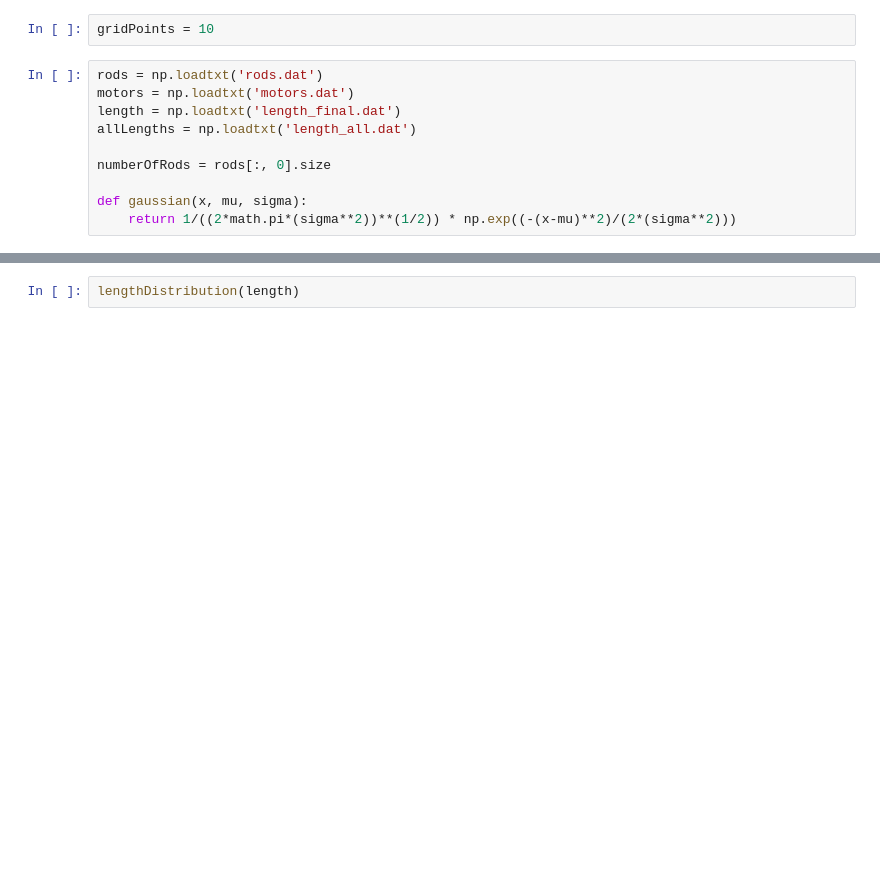
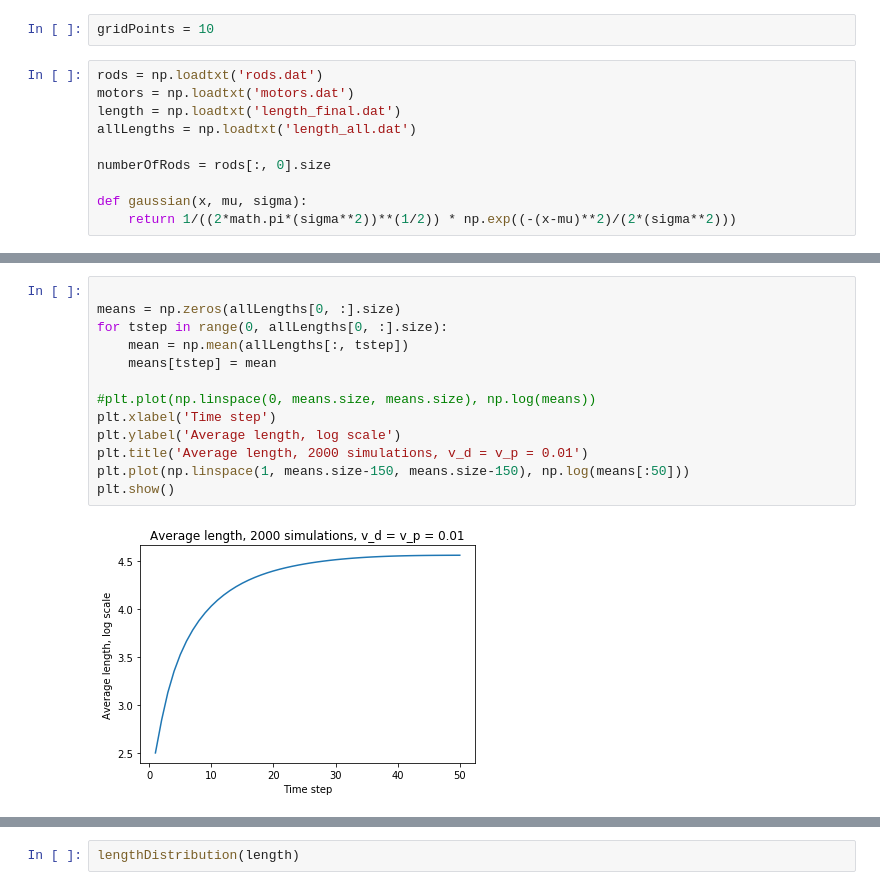
Before and after one commit to Terasuki/UG-PX402-ActiveMatter-2022-23, a Jupyter notebook: graphs.ipynb, the cells around one changed output, grey strips where cells are left out. Cells and saved outputs as stored; diff of their text form; blank space fills up the shorter version.

```diff
--- a/graphs.ipynb
+++ b/graphs.ipynb
@@ -107,0 +115,15 @@ def averageLengthEvolution(allLengths):
+# %%
+
+means = np.zeros(allLengths[0, :].size)
+for tstep in range(0, allLengths[0, :].size):
+    mean = np.mean(allLengths[:, tstep])
+    means[tstep] = mean
+
+#plt.plot(np.linspace(0, means.size, means.size), np.log(means))
+plt.xlabel('Time step')
+plt.ylabel('Average length, log scale')
+plt.title('Average length, 2000 simulations, v_d = v_p = 0.01')
+plt.plot(np.linspace(1, means.size-150, means.size-150), np.log(means[:50]))
+plt.show()
+# %% [output]
+[figure, added]
```
Also changed, not shown: parts of 10 cells of this notebook, 1 other file.
